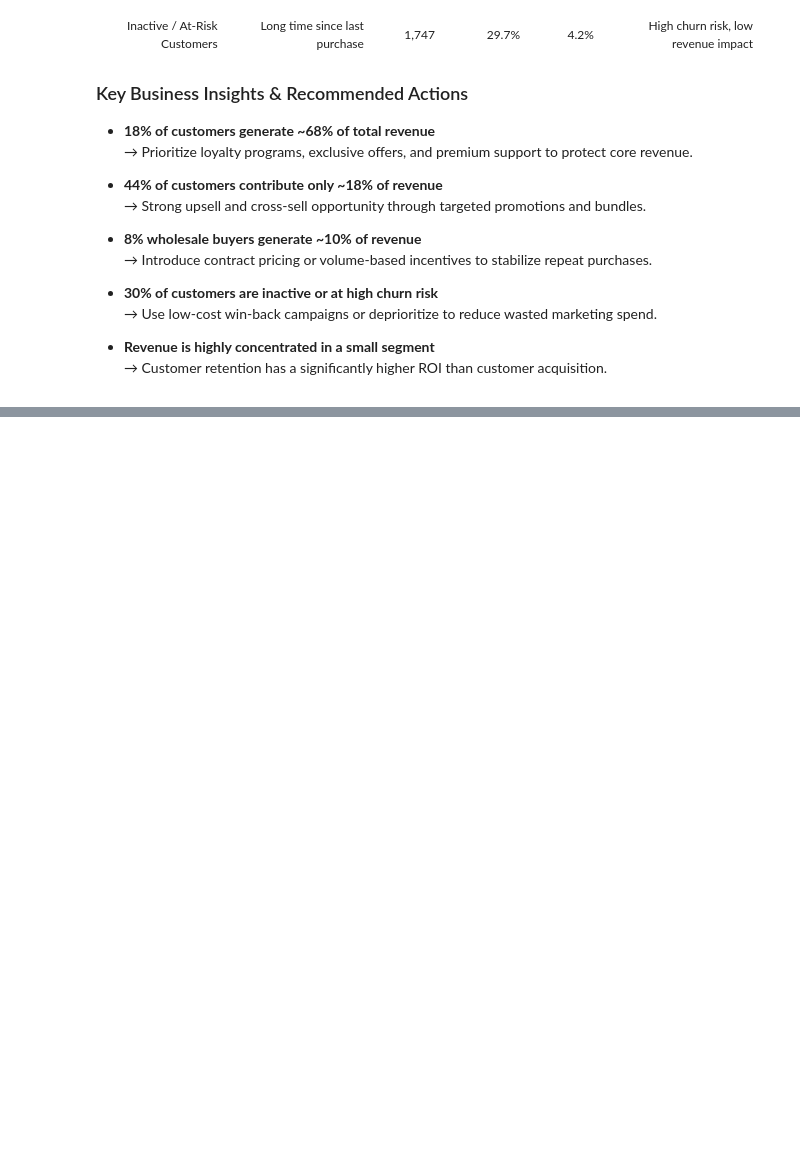
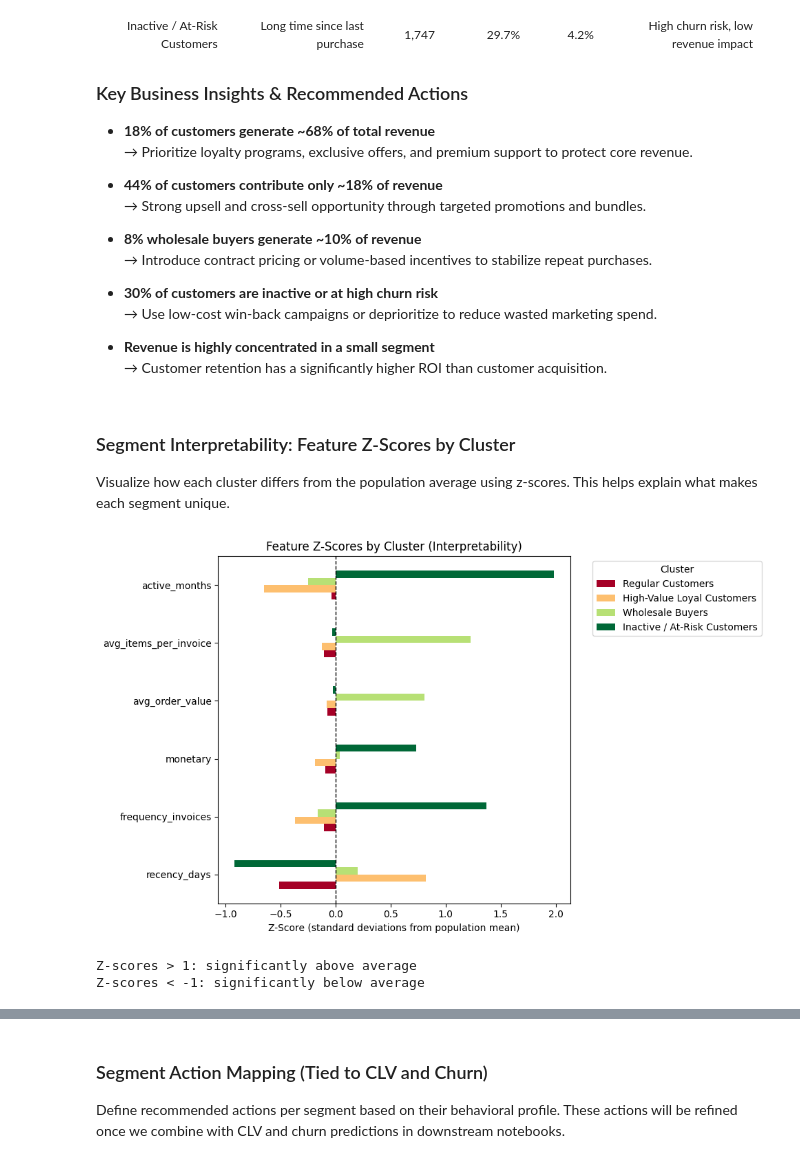
Before and after one commit to sairagamounika/Retail_Customer_Intelligence, a Jupyter notebook: notebooks/02_customer_segmentation.ipynb, the cells around one changed output, grey strips where cells are left out. Cells and saved outputs as stored; diff of their text form; code cells hidden in the pictures; blank space fills up the shorter version.

Commit message:
Fixed notebook code:

```diff
--- a/notebooks/02_customer_segmentation.ipynb
+++ b/notebooks/02_customer_segmentation.ipynb
@@ -511,3 +545,43 @@ model_features.head()
 
 - **Revenue is highly concentrated in a small segment**
   → Customer retention has a significantly higher ROI than customer acquisition.
+# %% [markdown]
+### Segment Interpretability: Feature Z-Scores by Cluster
+
+Visualize how each cluster differs from the population average using z-scores. This helps explain what makes each segment unique.
+# %%
+# Calculate z-scores per cluster (mean-centered, std-normalized)
+feature_cols = ["recency_days", "frequency_invoices", "monetary", "avg_order_value", "avg_items_per_invoice", "active_months"]
+cluster_z_scores = []
+
+for cluster_id in sorted(df["cluster"].unique()):
+    cluster_data = df[df["cluster"] == cluster_id][feature_cols]
+    population_mean = df[feature_cols].mean()
+    population_std = df[feature_cols].std()
+
+    cluster_mean = cluster_data.mean()
+    z_scores = (cluster_mean - population_mean) / population_std
+
+    z_scores["cluster"] = cluster_id
+    z_scores["cluster_name"] = df[df["cluster"] == cluster_id]["cluster_name"].iloc[0]
+    cluster_z_scores.append(z_scores)
+
+z_score_df = pd.DataFrame(cluster_z_scores).set_index("cluster_name")
+
+# Visualize z-scores
+fig, ax = plt.subplots(figsize=(10, 6))
+z_score_df[feature_cols].T.plot(kind="barh", ax=ax, colormap="RdYlGn")
+ax.axvline(x=0, color="k", linestyle="--", linewidth=1)
+ax.set_xlabel("Z-Score (standard deviations from population mean)")
+ax.set_title("Feature Z-Scores by Cluster (Interpretability)")
+ax.legend(title="Cluster", bbox_to_anchor=(1.05, 1), loc="upper left")
+plt.tight_layout()
+plt.show()
+
+print("Z-scores > 1: significantly above average")
+print("Z-scores < -1: significantly below average")
+z_score_df[feature_cols].round(2)
+# %% [output]
+[figure, added]
+Z-scores > 1: significantly above average
+Z-scores < -1: significantly below average
@@ -513,0 +594,4 @@ model_features.head()
+# %% [markdown]
+### Segment Action Mapping (Tied to CLV and Churn)
+
+Define recommended actions per segment based on their behavioral profile. These actions will be refined once we combine with CLV and churn predictions in downstream notebooks.
```
Also changed, not shown: parts of 9 cells of this notebook, 18 other files.
